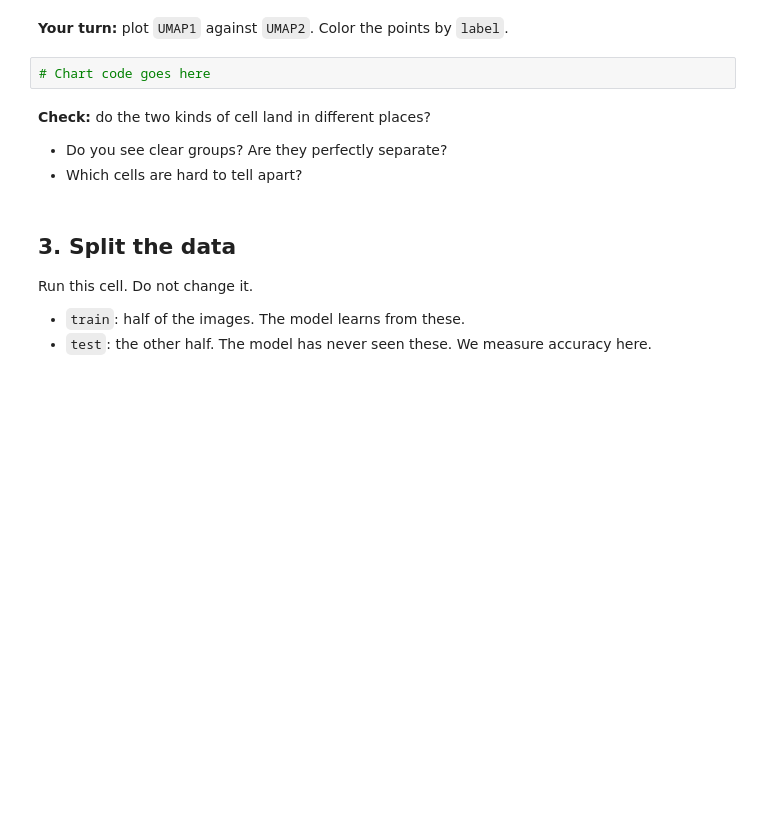
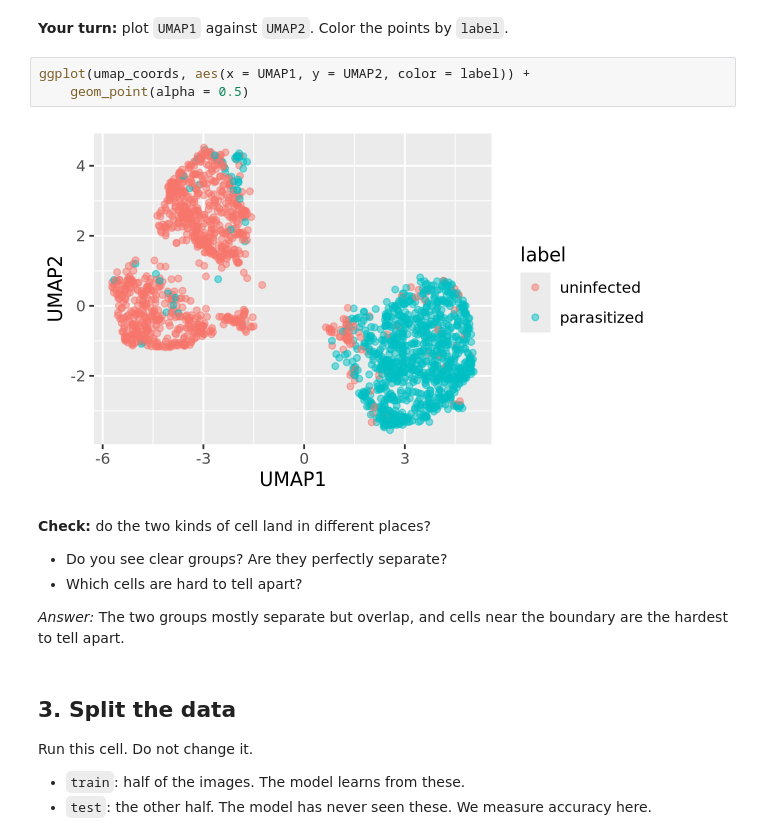
Before and after one commit to lusealeo/codespace, a Jupyter notebook: exercises/17-encoder-exercise.ipynb, the cells around one changed output. Saved outputs shown, nothing was run; the diff lists cells and outputs as text; blank space fills up the shorter version.

```diff
--- a/exercises/17-encoder-exercise.ipynb
+++ b/exercises/17-encoder-exercise.ipynb
@@ -44,12 +89,17 @@ umap_coords |> head()
 # %% [markdown]
 **Your turn:** plot `UMAP1` against `UMAP2`. Color the points by `label`.
 # %%
-# Chart code goes here
+ggplot(umap_coords, aes(x = UMAP1, y = UMAP2, color = label)) +
+    geom_point(alpha = 0.5)
+# %% [output]
+[figure, added]
 # %% [markdown]
 **Check:** do the two kinds of cell land in different places?
 
 - Do you see clear groups? Are they perfectly separate?
 - Which cells are hard to tell apart?
+
+*Answer:* The two groups mostly separate but overlap, and cells near the boundary are the hardest to tell apart.
 # %% [markdown]
 ## 3. Split the data
 
```
Also changed, not shown: parts of 10 cells of this notebook, 2 other files.
